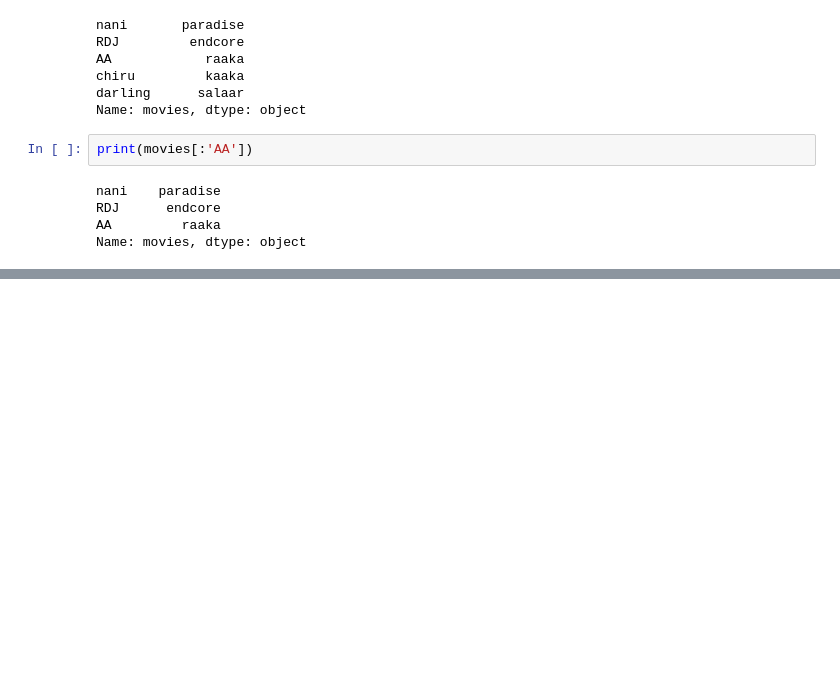
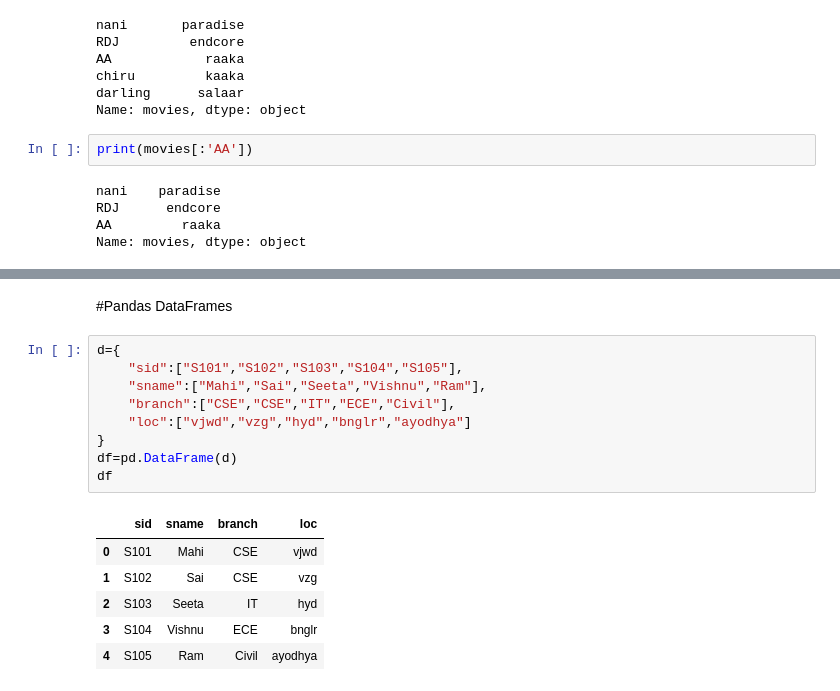
Before and after one commit to vamsivirigineni/Python-Data-Analysis, a Jupyter notebook: Pandas/Pandas_Practice.ipynb, the cells around one changed output, grey strips where cells are left out. Saved outputs shown, nothing was run; the diff lists cells and outputs as text; blank space fills up the shorter version.

Commit message:
pandas practice sheet

```diff
--- a/Pandas/Pandas_Practice.ipynb
+++ b/Pandas/Pandas_Practice.ipynb
@@ -143,0 +203,18 @@ Name: movies, dtype: object
+# %% [markdown]
+#Pandas DataFrames
+# %%
+d={
+    "sid":["S101","S102","S103","S104","S105"],
+    "sname":["Mahi","Sai","Seeta","Vishnu","Ram"],
+    "branch":["CSE","CSE","IT","ECE","Civil"],
+    "loc":["vjwd","vzg","hyd","bnglr","ayodhya"]
+}
+df=pd.DataFrame(d)
+df
+# %% [output]
+|  | sid | sname | branch | loc |
+| 0 | S101 | Mahi | CSE | vjwd |
+| 1 | S102 | Sai | CSE | vzg |
+| 2 | S103 | Seeta | IT | hyd |
+| 3 | S104 | Vishnu | ECE | bnglr |
+| 4 | S105 | Ram | Civil | ayodhya |
```
Also changed, not shown: parts of 25 cells of this notebook.
